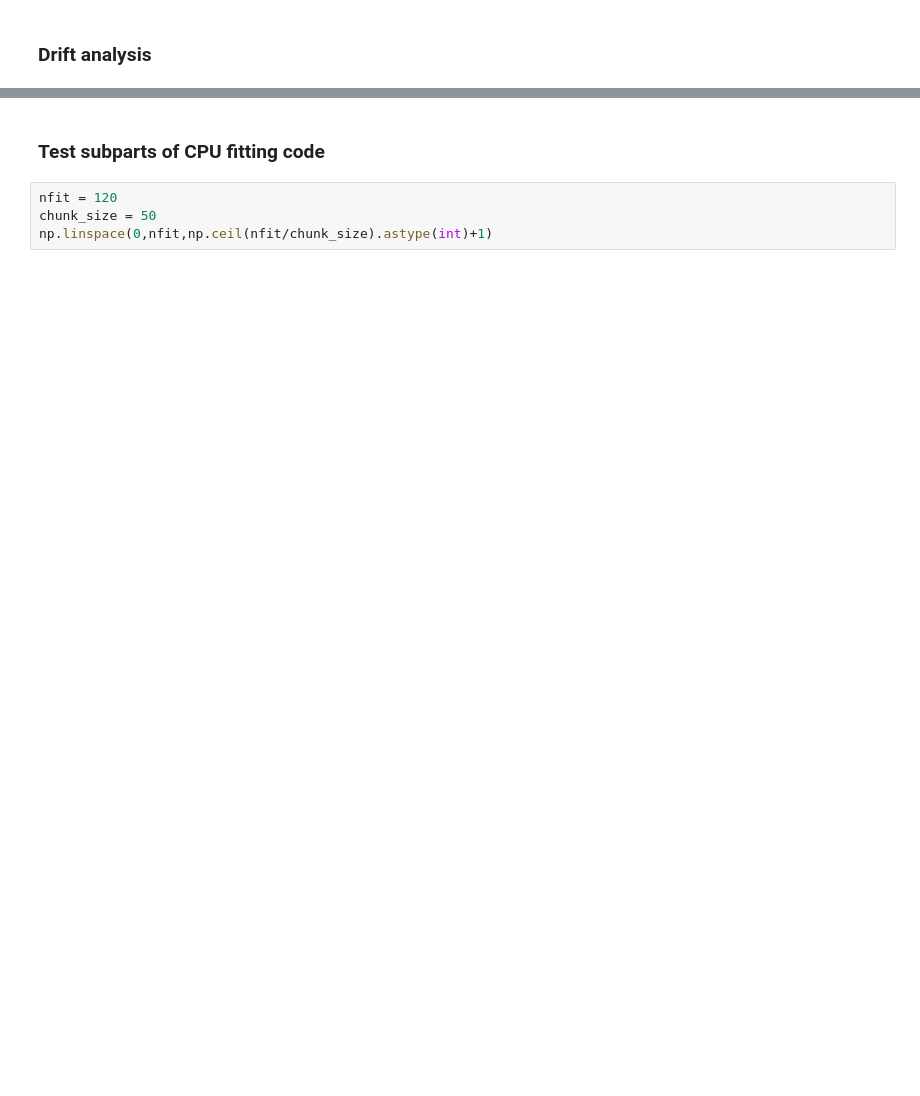
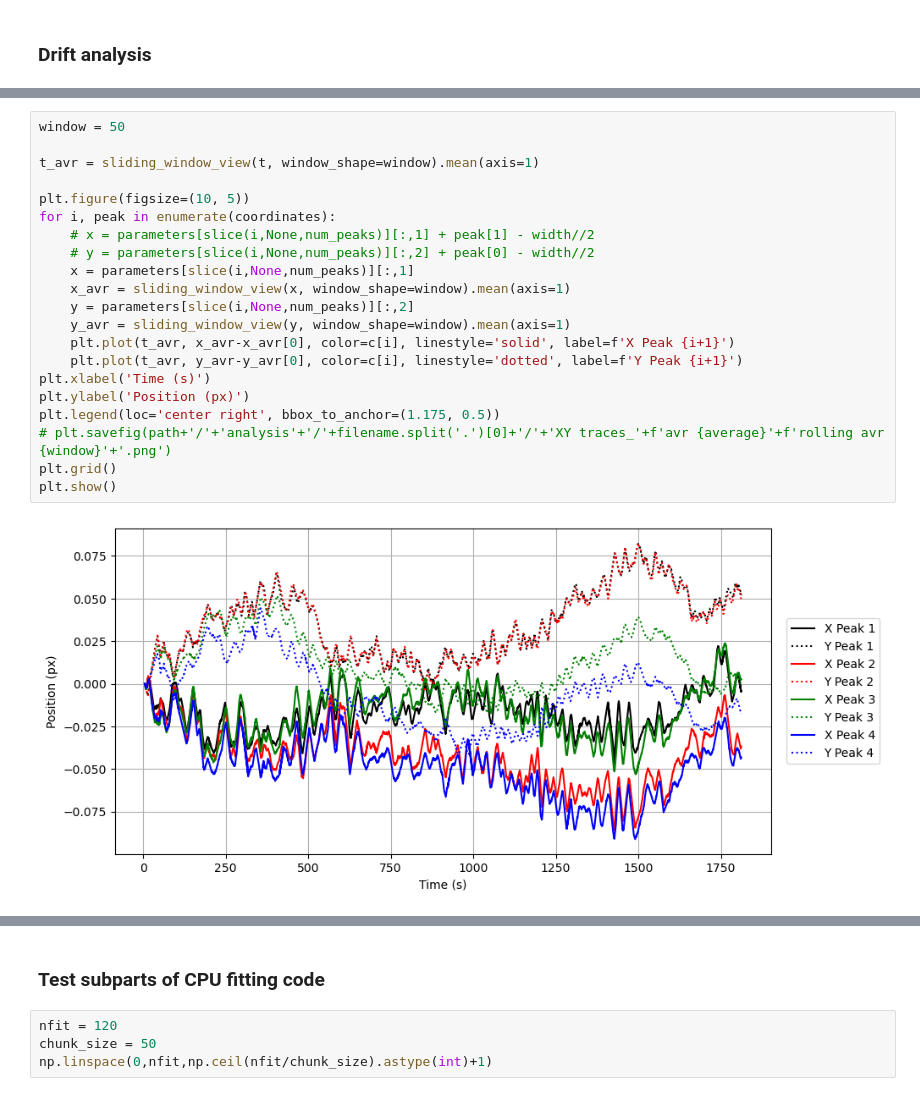
Before and after one commit to svnddlsns/ag_scripts, a Jupyter notebook: exc_beam_drift_evaluation.ipynb, the cells around one changed output, grey strips where cells are left out. Drawn from its saved outputs; the diff is of its cells as text; blank space fills up the shorter version.

```diff
--- a/exc_beam_drift_evaluation.ipynb
+++ b/exc_beam_drift_evaluation.ipynb
@@ -289,3 +302,26 @@ plt.show()
+# %%
+window = 50
+
+t_avr = sliding_window_view(t, window_shape=window).mean(axis=1)
+
+plt.figure(figsize=(10, 5))
+for i, peak in enumerate(coordinates):
+    # x = parameters[slice(i,None,num_peaks)][:,1] + peak[1] - width//2
+    # y = parameters[slice(i,None,num_peaks)][:,2] + peak[0] - width//2
+    x = parameters[slice(i,None,num_peaks)][:,1]
+    x_avr = sliding_window_view(x, window_shape=window).mean(axis=1)
+    y = parameters[slice(i,None,num_peaks)][:,2]
+    y_avr = sliding_window_view(y, window_shape=window).mean(axis=1)
+    plt.plot(t_avr, x_avr-x_avr[0], color=c[i], linestyle='solid', label=f'X Peak {i+1}')
+    plt.plot(t_avr, y_avr-y_avr[0], color=c[i], linestyle='dotted', label=f'Y Peak {i+1}')
+plt.xlabel('Time (s)')
+plt.ylabel('Position (px)')
+plt.legend(loc='center right', bbox_to_anchor=(1.175, 0.5))
+# plt.savefig(path+'/'+'analysis'+'/'+filename.split('.')[0]+'/'+'XY traces_'+f'avr {average}'+f'rolling avr {window}'+'.png')
+plt.grid()
+plt.show()
+# %% [output]
+[figure, added]
 # %%
 # Distance between peaks
 print('Distance between peaks 1 and 2 (px):', round(np.sqrt((coordinates[0][0]-coordinates[1][0])**2 + (coordinates[0][1]-coordinates[1][1])**2), 2))
```
Also changed, not shown: parts of 17 cells of this notebook.
